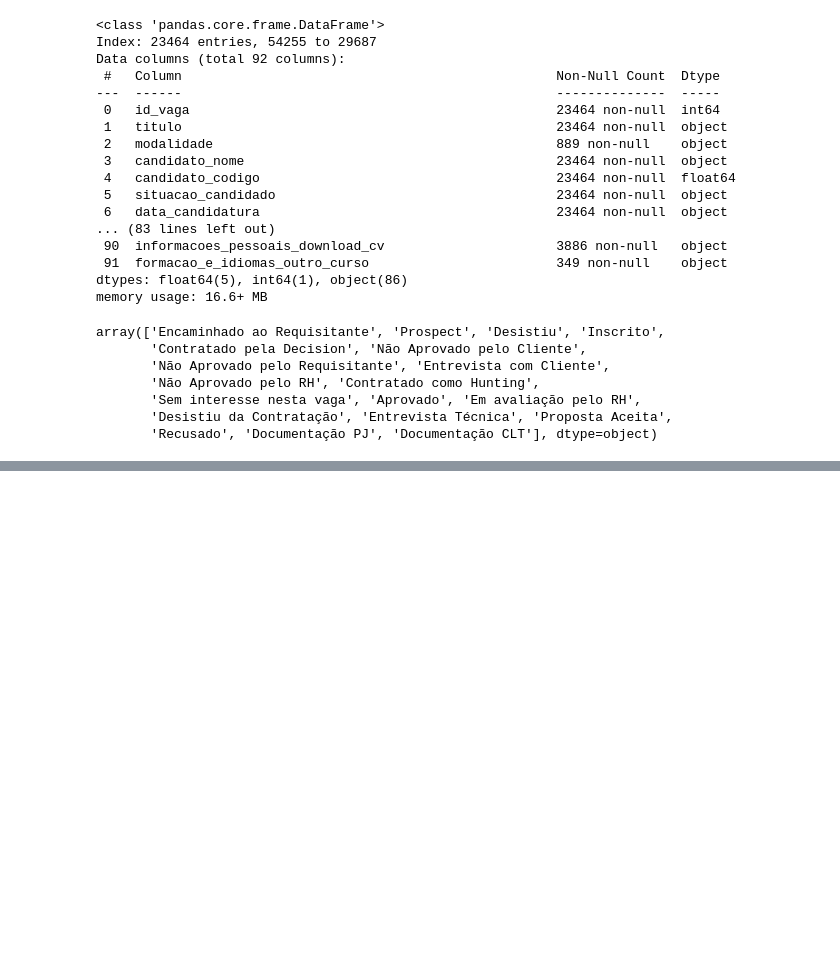
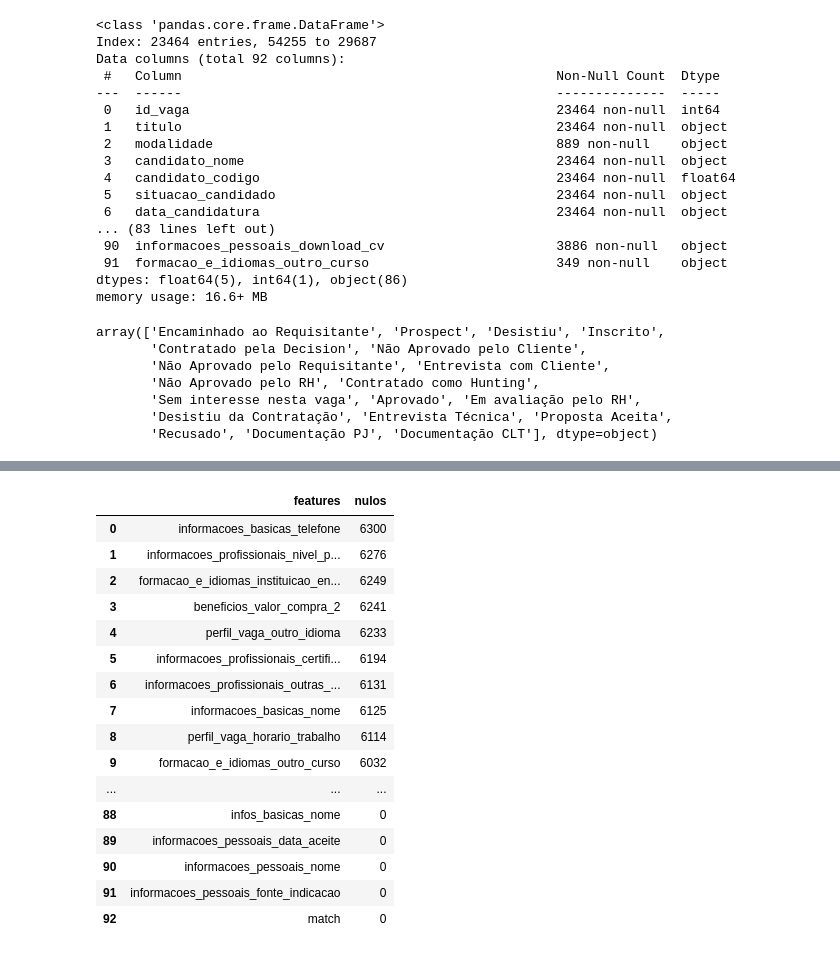
Before and after one commit to letpires/AIDecision, a Jupyter notebook: eda.ipynb, the cells around one changed output, grey strips where cells are left out. Saved outputs shown, nothing was run; the diff lists cells and outputs as text; code cells hidden in the pictures; blank space fills up the shorter version.

```diff
--- a/eda.ipynb
+++ b/eda.ipynb
@@ -349,0 +442,31 @@ array(['Encaminhado ao Requisitante', 'Prospect', 'Desistiu', 'Inscrito',
+# %%
+# Criar um DataFrame a partir da saída de data.isnull().sum()
+nulos_df = data_latest.isnull().sum().reset_index()
+nulos_df.columns = ['features', 'nulos']
+
+# Ordenar do maior para o menor número de nulos
+nulos_df = nulos_df.sort_values(by='nulos', ascending=False)
+
+#reset index
+nulos_df.reset_index(drop=True, inplace=True)
+
+# Exibir o DataFrame
+nulos_df
+# %% [output]
+|  | features | nulos |
+| 0 | informacoes_basicas_telefone | 6300 |
+| 1 | informacoes_profissionais_nivel_p... | 6276 |
+| 2 | formacao_e_idiomas_instituicao_en... | 6249 |
+| 3 | beneficios_valor_compra_2 | 6241 |
+| 4 | perfil_vaga_outro_idioma | 6233 |
+| 5 | informacoes_profissionais_certifi... | 6194 |
+| 6 | informacoes_profissionais_outras_... | 6131 |
+| 7 | informacoes_basicas_nome | 6125 |
+| 8 | perfil_vaga_horario_trabalho | 6114 |
+| 9 | formacao_e_idiomas_outro_curso | 6032 |
+| ... | ... | ... |
+| 88 | infos_basicas_nome | 0 |
+| 89 | informacoes_pessoais_data_aceite | 0 |
+| 90 | informacoes_pessoais_nome | 0 |
+| 91 | informacoes_pessoais_fonte_indicacao | 0 |
+| 92 | match | 0 |
```
Also changed, not shown: parts of 14 cells of this notebook.
